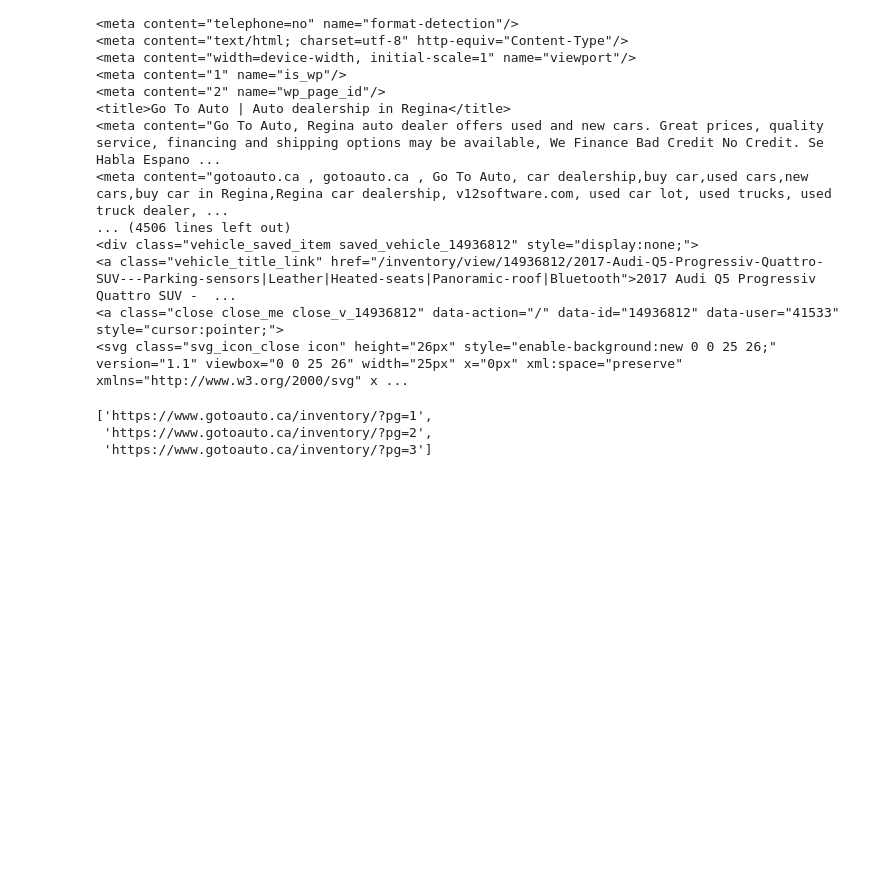
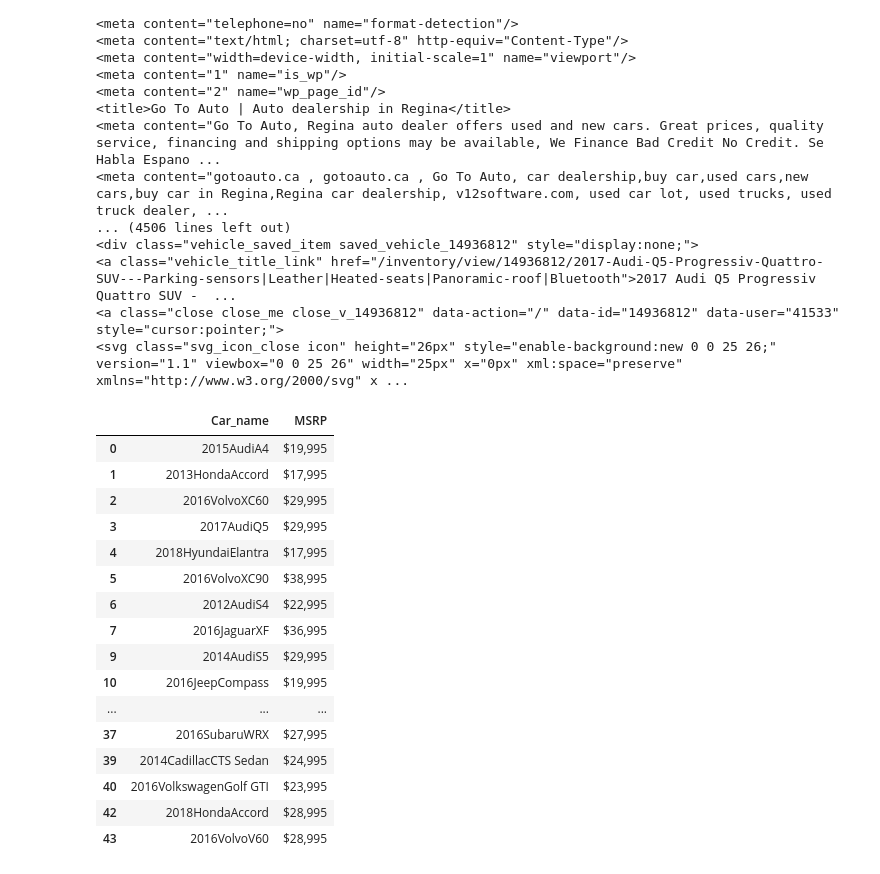
Before and after one commit to sasikala07/Assessment_Scrapingtest, a Jupyter notebook: Task1/Task1_urllib_Beautifulsoup_Scraping.ipynb, the cells around one changed output. Drawn from its saved outputs; the diff is of its cells as text; code cells hidden in the pictures; blank space fills up the shorter version.

```diff
--- a/Task1/Task1_urllib_Beautifulsoup_Scraping.ipynb
+++ b/Task1/Task1_urllib_Beautifulsoup_Scraping.ipynb
@@ -39,11 +39,7 @@ url_list=['{}{}'.format(new_url,str(page)) for page in range(1,4)]
 car_url=[]
 for url in url_list:
     car_url.append(url)
-car_url
+# car_url
-# %% [output]
-['https://www.gotoauto.ca/inventory/?pg=1',
- 'https://www.gotoauto.ca/inventory/?pg=2',
- 'https://www.gotoauto.ca/inventory/?pg=3']
 # %%
 car_name=[]
 car_price=[]
@@ -93,0 +90,20 @@ data.to_csv('task_1.csv')
+# %%
+data.dropna(axis=0)
+# %% [output]
+|  | Car_name | MSRP |
+| 0 | 2015AudiA4 | $19,995 |
+| 1 | 2013HondaAccord | $17,995 |
+| 2 | 2016VolvoXC60 | $29,995 |
+| 3 | 2017AudiQ5 | $29,995 |
+| 4 | 2018HyundaiElantra | $17,995 |
+| 5 | 2016VolvoXC90 | $38,995 |
+| 6 | 2012AudiS4 | $22,995 |
+| 7 | 2016JaguarXF | $36,995 |
+| 9 | 2014AudiS5 | $29,995 |
+| 10 | 2016JeepCompass | $19,995 |
+| ... | ... | ... |
+| 37 | 2016SubaruWRX | $27,995 |
+| 39 | 2014CadillacCTS Sedan | $24,995 |
+| 40 | 2016VolkswagenGolf GTI | $23,995 |
+| 42 | 2018HondaAccord | $28,995 |
+| 43 | 2016VolvoV60 | $28,995 |
```
Also changed, not shown: parts of 2 cells of this notebook.
